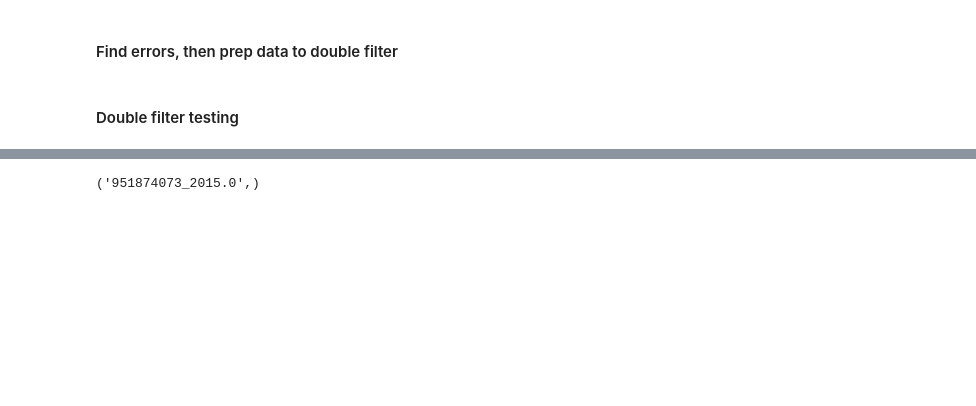
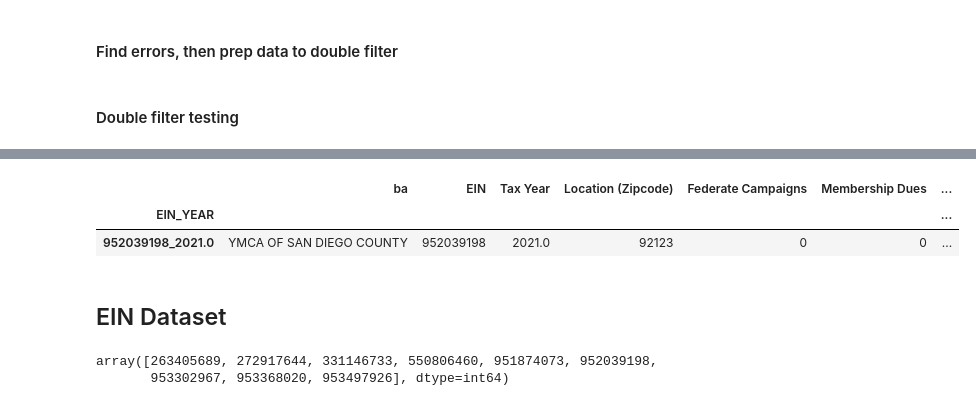
Before and after one commit to dbyers15/SDCTA-homelessness, a Jupyter notebook: XML parser/990 - error check.ipynb, the cells around one changed output, grey strips where cells are left out. Cells and saved outputs as stored; diff of their text form; code cells hidden in the pictures; blank space fills up the shorter version.

```diff
--- a/XML parser/990 - error check.ipynb
+++ b/XML parser/990 - error check.ipynb
@@ -870,0 +794,12 @@ EINErrinfo = pd.read_csv('no_errors2.csv')
+# %%
+EINErrinfo = pd.read_csv('no_errors2.csv')
+EINErrinfo = EINErrinfo.set_index('EIN_YEAR')
+EINErrinfo_index = list(EINErrinfo.index)
+EINErrinfo_index
+EINinfo[EINinfo.index =='952039198_2021.0']
+# %% [output]
+|  | ba | EIN | Tax Year | Location (Zipcode) | Federate Campaigns | Membership Dues | ... |
+| EIN_YEAR |  |  |  |  |  |  | ... |
+| 952039198_2021.0 | YMCA OF SAN DIEGO COUNTY | 952039198 | 2021.0 | 92123 | 0 | 0 | ... |
+# %% [markdown]
+## EIN Dataset
@@ -871,10 +810,13 @@ EINErrinfo = pd.read_csv('no_errors2.csv')
+# %%
+np.unique(EINErrinfo.get('EIN'))
+# %% [output]
+array([263405689, 272917644, 331146733, 550806460, 951874073, 952039198,
+       953302967, 953368020, 953497926], dtype=int64)
 # %%
 EINErrinfo = EINErrinfo.set_index('EIN_YEAR')
 # %%
 EINErr_errs = find_errors(EINErrinfo)
 EINErr_errs
-# %% [output]
-('951874073_2015.0',)
 # %%
 errs2 = EINErrinfo[EINErrinfo.index.isin(EINErr_errs)]
 # %%
```
Also changed, not shown: parts of 29 cells of this notebook, 12 other files.
